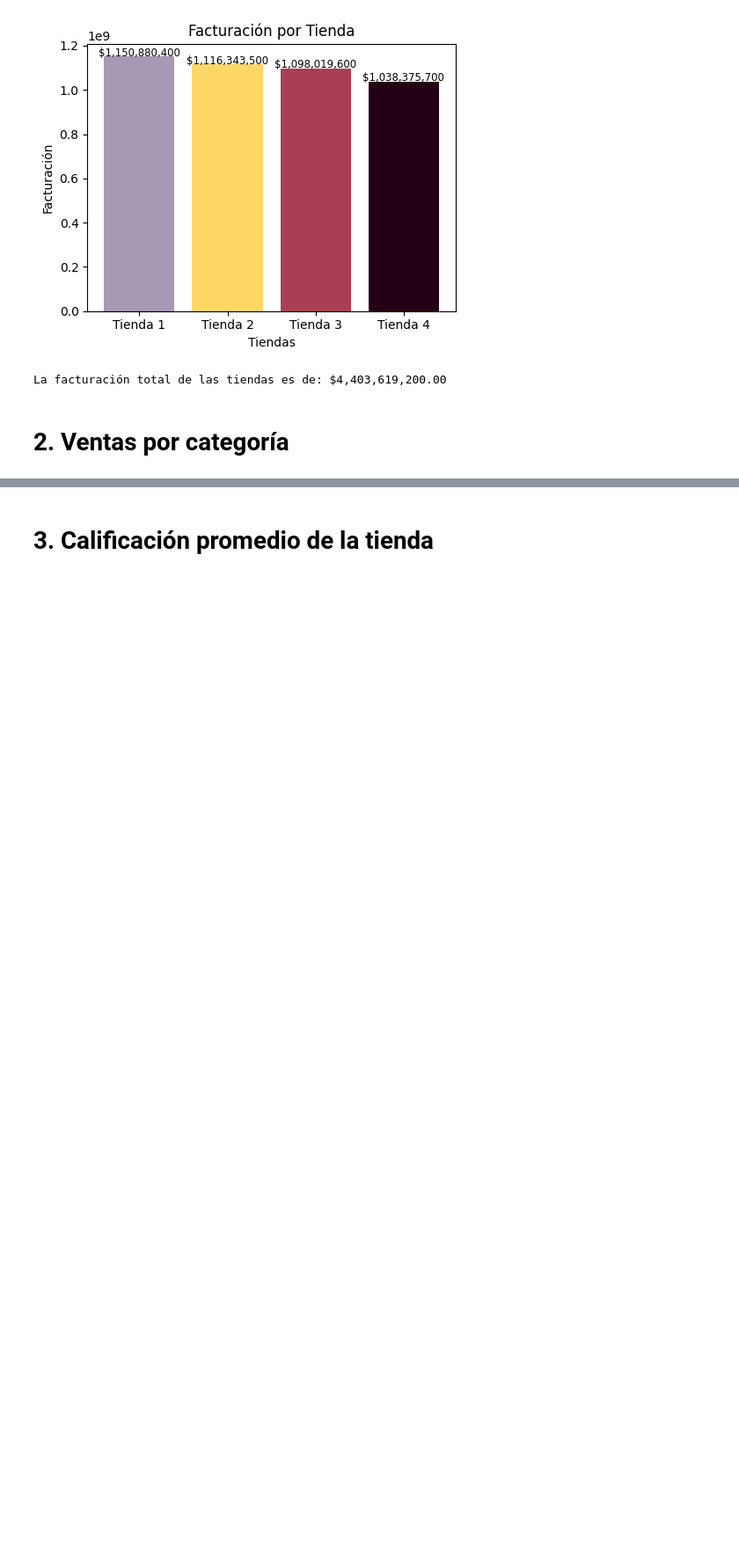
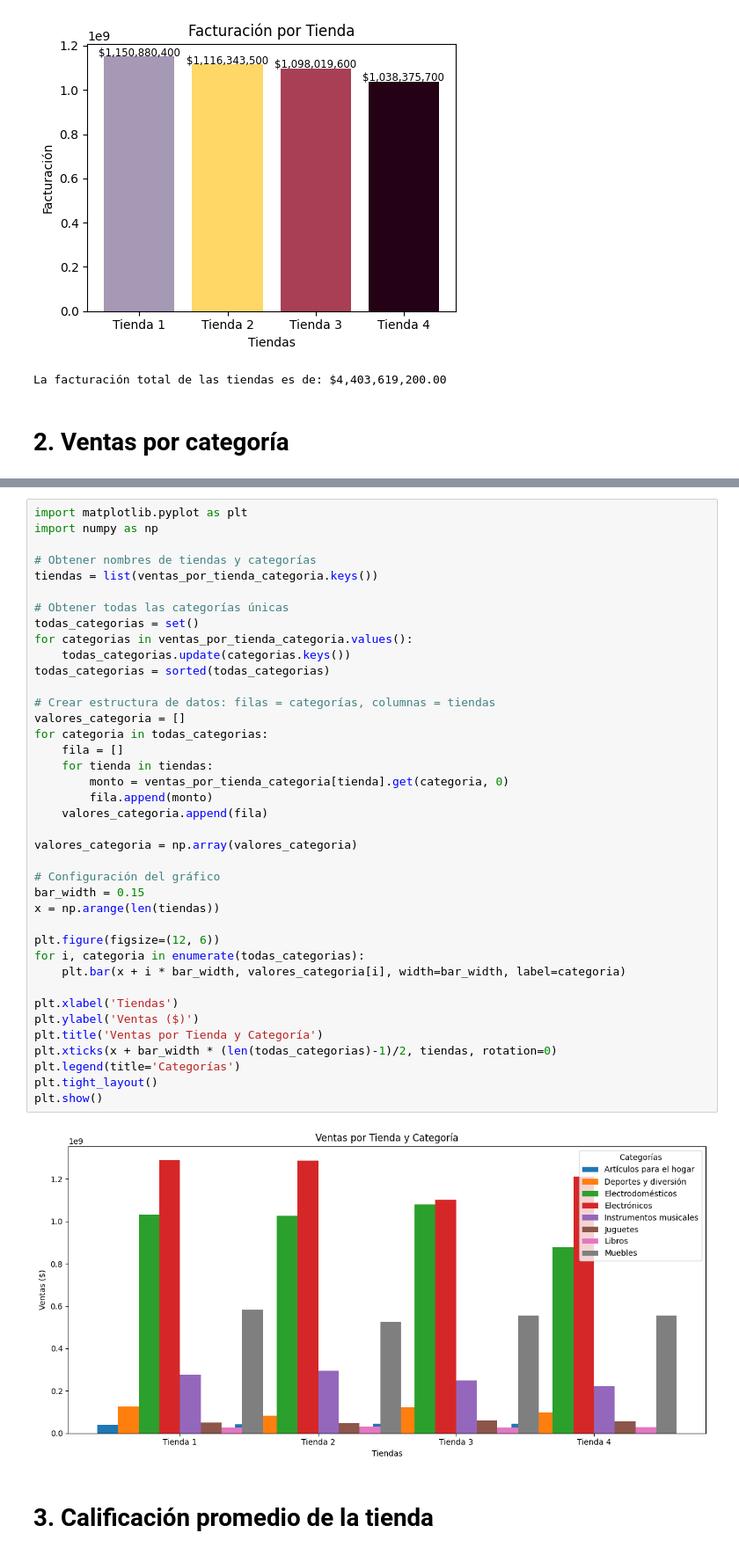
Before and after one commit to anagonesca/Challenge1_AluraStore_AnayeliGlezE, a Jupyter notebook: AluraStoreLatam.ipynb, the cells around one changed output, grey strips where cells are left out. Shown at 88% size. Drawn from its saved outputs; the diff is of its cells as text; blank space fills up the shorter version.

```diff
--- a/AluraStoreLatam.ipynb
+++ b/AluraStoreLatam.ipynb
@@ -169,2 +244,43 @@ Total general de ventas: $13,102,551,000.00
+# %%
+import matplotlib.pyplot as plt
+import numpy as np
+
+# Obtener nombres de tiendas y categorías
+tiendas = list(ventas_por_tienda_categoria.keys())
+
+# Obtener todas las categorías únicas
+todas_categorias = set()
+for categorias in ventas_por_tienda_categoria.values():
+    todas_categorias.update(categorias.keys())
+todas_categorias = sorted(todas_categorias)
+
+# Crear estructura de datos: filas = categorías, columnas = tiendas
+valores_categoria = []
+for categoria in todas_categorias:
+    fila = []
+    for tienda in tiendas:
+        monto = ventas_por_tienda_categoria[tienda].get(categoria, 0)
+        fila.append(monto)
+    valores_categoria.append(fila)
+
+valores_categoria = np.array(valores_categoria)
+
+# Configuración del gráfico
+bar_width = 0.15
+x = np.arange(len(tiendas))
+
+plt.figure(figsize=(12, 6))
+for i, categoria in enumerate(todas_categorias):
+    plt.bar(x + i * bar_width, valores_categoria[i], width=bar_width, label=categoria)
+
+plt.xlabel('Tiendas')
+plt.ylabel('Ventas ($)')
+plt.title('Ventas por Tienda y Categoría')
+plt.xticks(x + bar_width * (len(todas_categorias)-1)/2, tiendas, rotation=0)
+plt.legend(title='Categorías')
+plt.tight_layout()
+plt.show()
+# %% [output]
+[figure, added]
 # %% [markdown]
 # 3. Calificación promedio de la tienda
```
Also changed, not shown: parts of 20 cells of this notebook.
